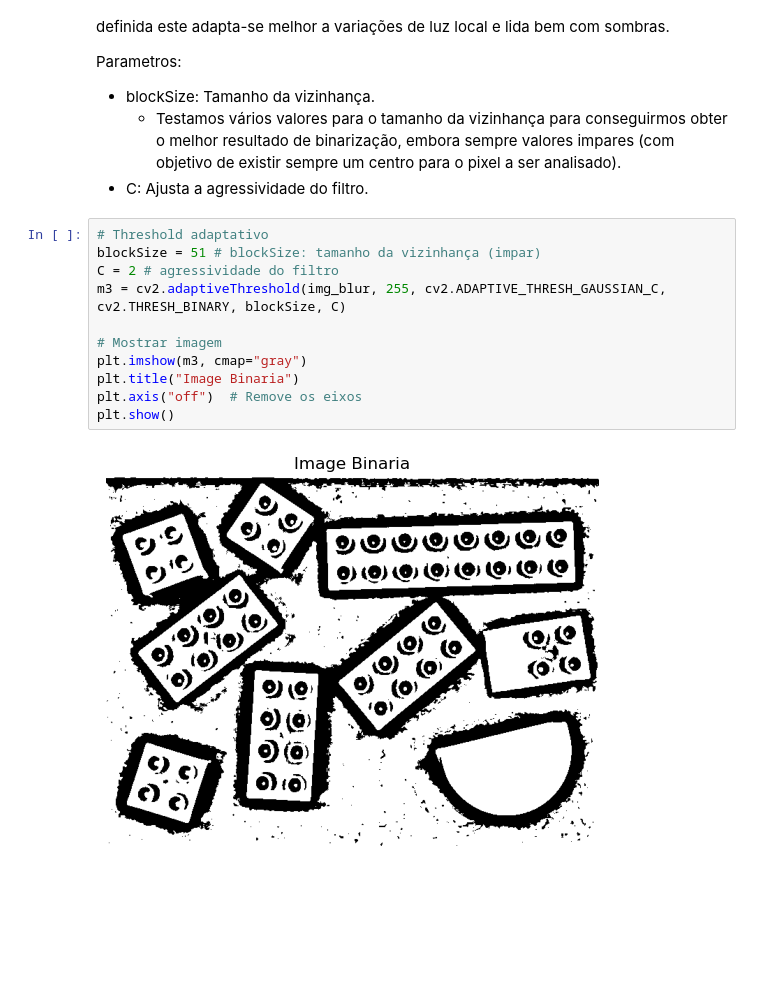
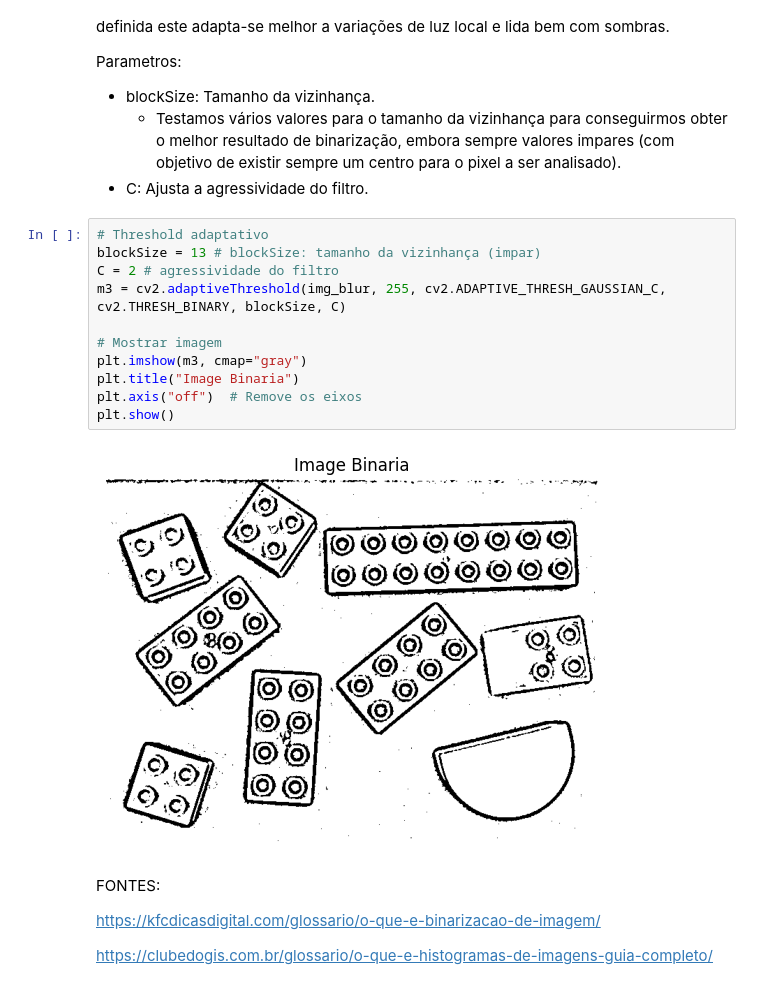
Before and after one commit to miguelac4/piv_tp1, a Jupyter notebook: src/trabalho_pratico1.ipynb, the cells around one changed output. Saved outputs shown, nothing was run; the diff lists cells and outputs as text; blank space fills up the shorter version.

Commit message:
tp1_10_10_2025
fiz o TO-DO por baixo da Binarização e também o do Histograma. Acrescentei fontes no fim do documento.

```diff
--- a/src/trabalho_pratico1.ipynb
+++ b/src/trabalho_pratico1.ipynb
@@ -119,14 +127,20 @@ Parametros:
 - C: Ajusta a agressividade do filtro.
 # %%
 # Threshold adaptativo
-blockSize = 51 # blockSize: tamanho da vizinhança (impar)
+blockSize = 13 # blockSize: tamanho da vizinhança (impar)
 C = 2 # agressividade do filtro
 m3 = cv2.adaptiveThreshold(img_blur, 255, cv2.ADAPTIVE_THRESH_GAUSSIAN_C, cv2.THRESH_BINARY, blockSize, C)
 
 # Mostrar imagem
 plt.imshow(m3, cmap="gray")
 plt.title("Image Binaria")
 plt.axis("off")  # Remove os eixos
 plt.show()
 # %% [output]
-[figure, old version]
+[figure, new version]
+# %% [markdown]
+FONTES:
+
+https://kfcdicasdigital.com/glossario/o-que-e-binarizacao-de-imagem/
+
+https://clubedogis.com.br/glossario/o-que-e-histogramas-de-imagens-guia-completo/
```
Also changed, not shown: parts of 4 cells of this notebook.
